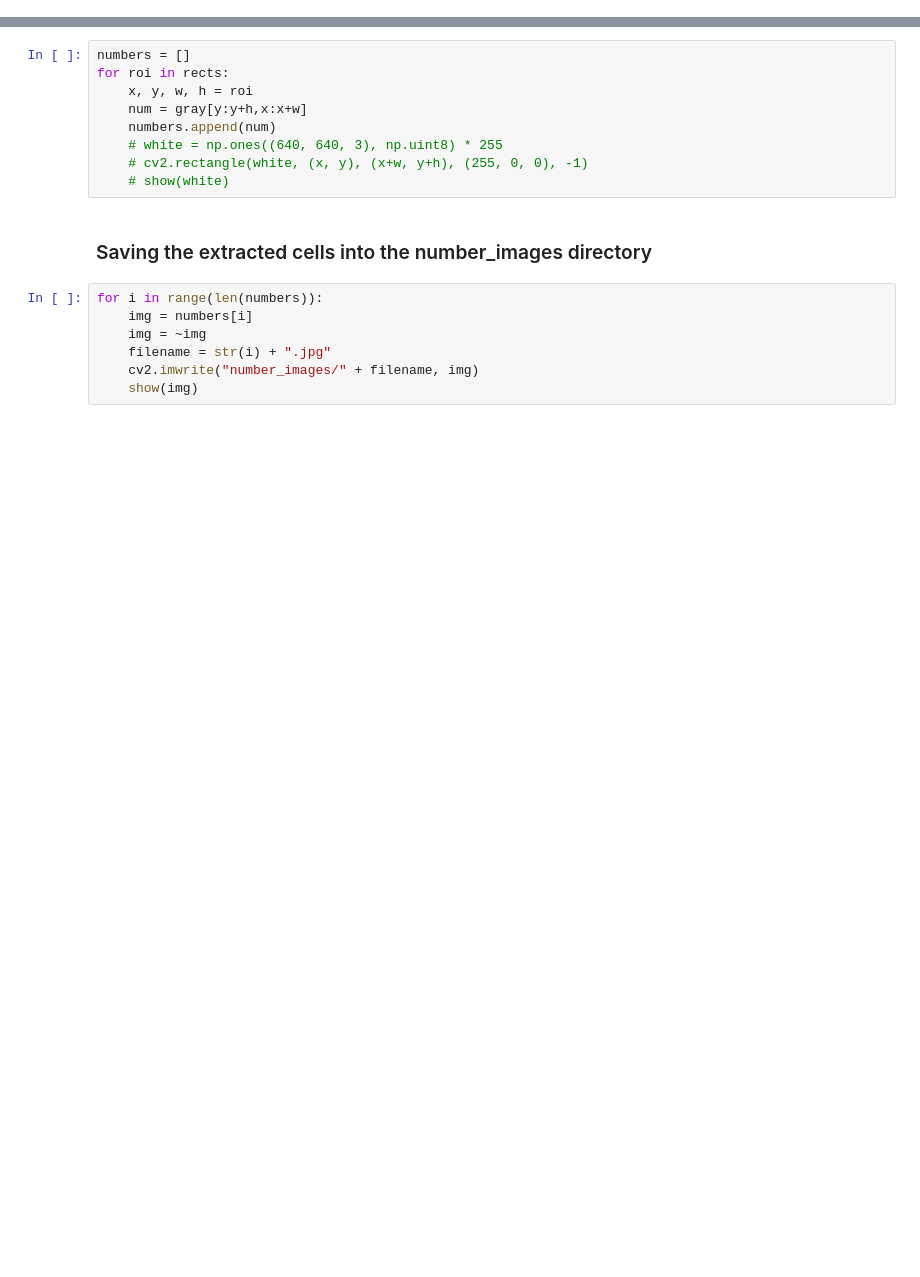
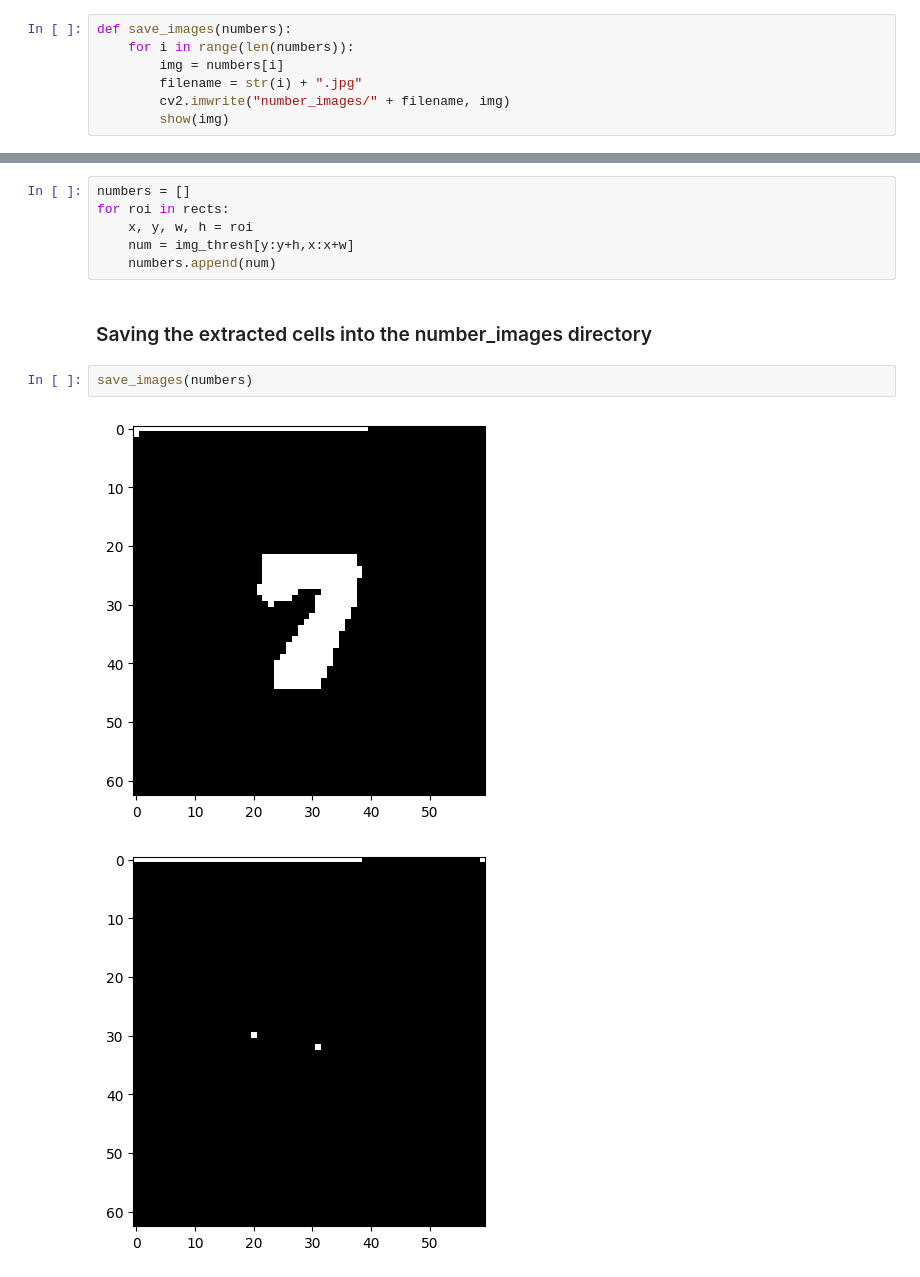
Before and after one commit to IndraneelArtham/SudokuSolver, a Jupyter notebook: DigitExtractor.ipynb, the cells around one changed output, grey strips where cells are left out. Saved outputs shown, nothing was run; the diff lists cells and outputs as text; blank space fills up the shorter version.

```diff
--- a/DigitExtractor.ipynb
+++ b/DigitExtractor.ipynb
@@ -17,3 +19,10 @@ def show(img):
+# %%
+def save_images(numbers):
+    for i in range(len(numbers)):
+        img = numbers[i]
+        filename = str(i) + ".jpg"
+        cv2.imwrite("number_images/" + filename, img)
+        show(img)
 # %% [markdown]
 ### Reading the image
 # %%
@@ -89,17 +113,12 @@ for i in range(9):
 numbers = []
 for roi in rects:
     x, y, w, h = roi
-    num = gray[y:y+h,x:x+w]
+    num = img_thresh[y:y+h,x:x+w]
     numbers.append(num)
-    # white = np.ones((640, 640, 3), np.uint8) * 255
-    # cv2.rectangle(white, (x, y), (x+w, y+h), (255, 0, 0), -1)
-    # show(white)
 # %% [markdown]
 ### Saving the extracted cells into the number_images directory
-# %%
-for i in range(len(numbers)):
-    img = numbers[i]
-    img = ~img
-    filename = str(i) + ".jpg"
-    cv2.imwrite("number_images/" + filename, img)
-    show(img)
+# %%
+save_images(numbers)
+# %% [output]
+[figure, added]
+[figure, added]
```
Also changed, not shown: parts of 10 cells of this notebook, 7 other files.
